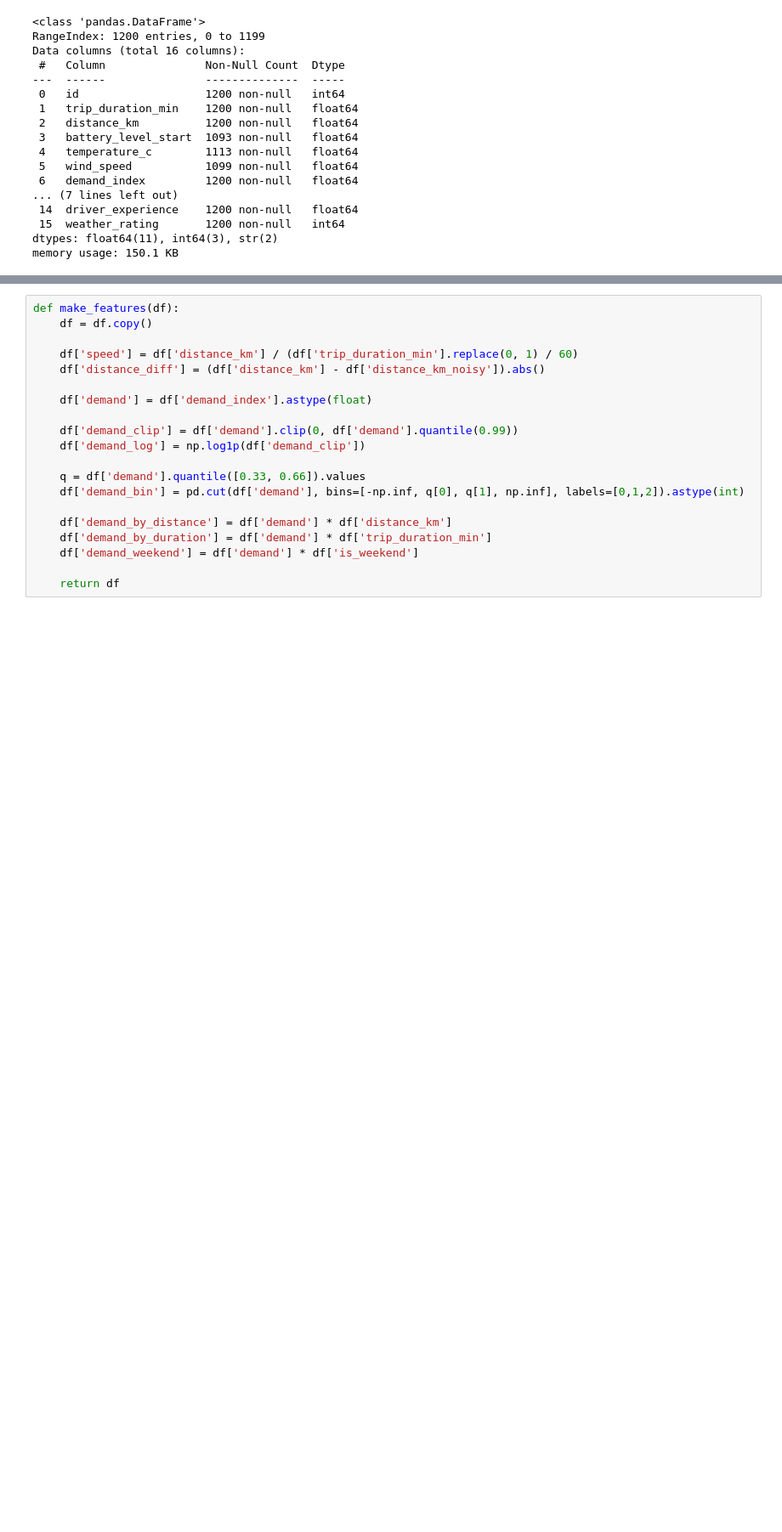
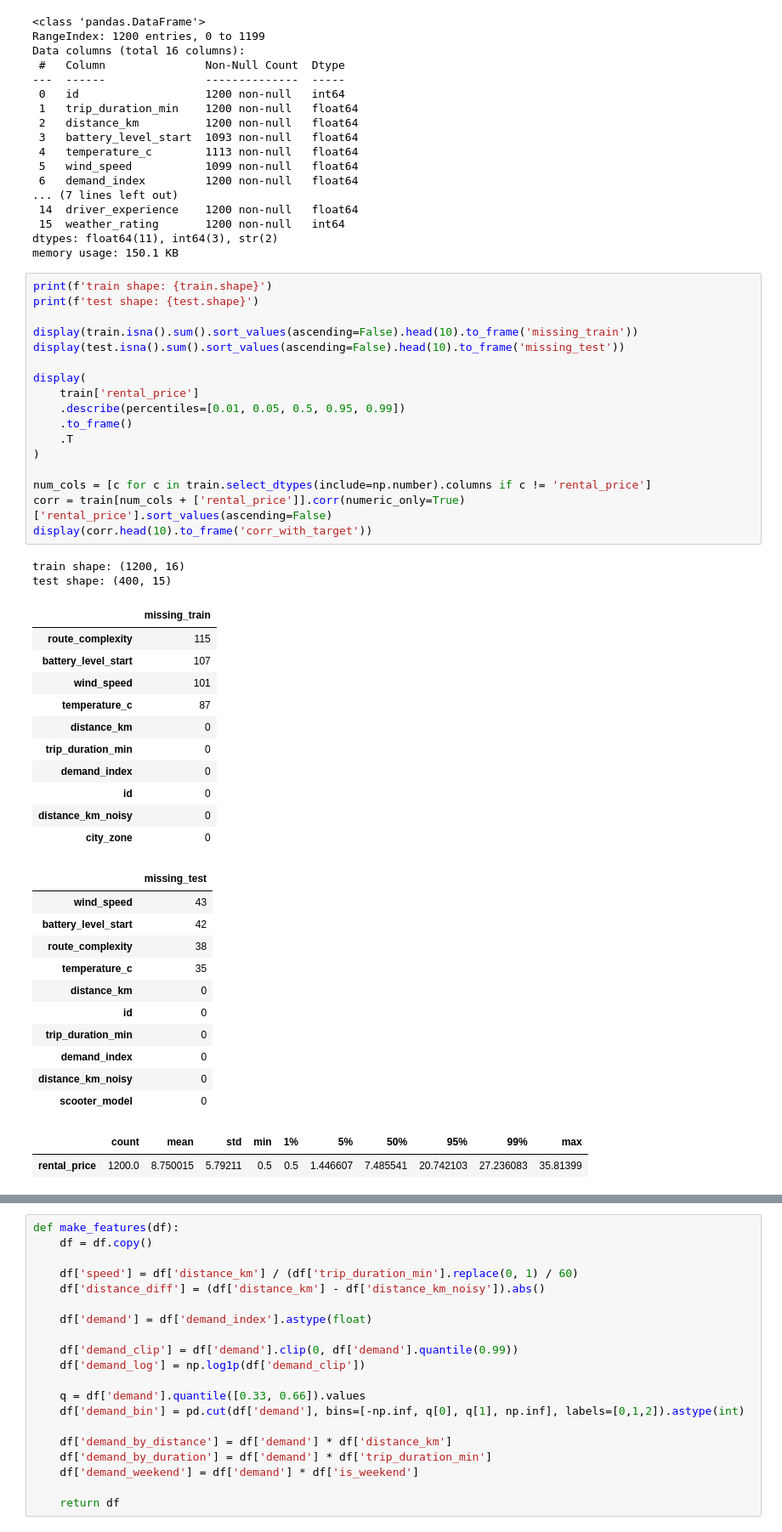
Before and after one commit to Gusar52/scooter-price, a Jupyter notebook: scooter.ipynb, the cells around one changed output, grey strips where cells are left out. Shown at 85% size. Drawn from its saved outputs; the diff is of its cells as text; blank space fills up the shorter version.

```diff
--- a/scooter.ipynb
+++ b/scooter.ipynb
@@ -48,3 +49,47 @@ Data columns (total 16 columns):
  15  weather_rating       1200 non-null   int64
 dtypes: float64(11), int64(3), str(2)
 memory usage: 150.1 KB
+# %%
+print(f'train shape: {train.shape}')
+print(f'test shape: {test.shape}')
+
+display(train.isna().sum().sort_values(ascending=False).head(10).to_frame('missing_train'))
+display(test.isna().sum().sort_values(ascending=False).head(10).to_frame('missing_test'))
+
+display(
+    train['rental_price']
+    .describe(percentiles=[0.01, 0.05, 0.5, 0.95, 0.99])
+    .to_frame()
+    .T
+)
+
+num_cols = [c for c in train.select_dtypes(include=np.number).columns if c != 'rental_price']
+corr = train[num_cols + ['rental_price']].corr(numeric_only=True)['rental_price'].sort_values(ascending=False)
+display(corr.head(10).to_frame('corr_with_target'))
+# %% [output]
+train shape: (1200, 16)
+test shape: (400, 15)
+|  | missing_train |
+| route_complexity | 115 |
+| battery_level_start | 107 |
+| wind_speed | 101 |
+| temperature_c | 87 |
+| distance_km | 0 |
+| trip_duration_min | 0 |
+| demand_index | 0 |
+| id | 0 |
+| distance_km_noisy | 0 |
+| city_zone | 0 |
+|  | missing_test |
+| wind_speed | 43 |
+| battery_level_start | 42 |
+| route_complexity | 38 |
+| temperature_c | 35 |
+| distance_km | 0 |
+| id | 0 |
+| trip_duration_min | 0 |
+| demand_index | 0 |
+| distance_km_noisy | 0 |
+| scooter_model | 0 |
+|  | count | mean | std | min | 1% | 5% | 50% | 95% | 99% | max |
+| rental_price | 1200.0 | 8.750015 | 5.79211 | 0.5 | 0.5 | 1.446607 | 7.485541 | 20.742103 | 27.236083 | 35.81399 |
```
Also changed, not shown: parts of 18 cells of this notebook.
